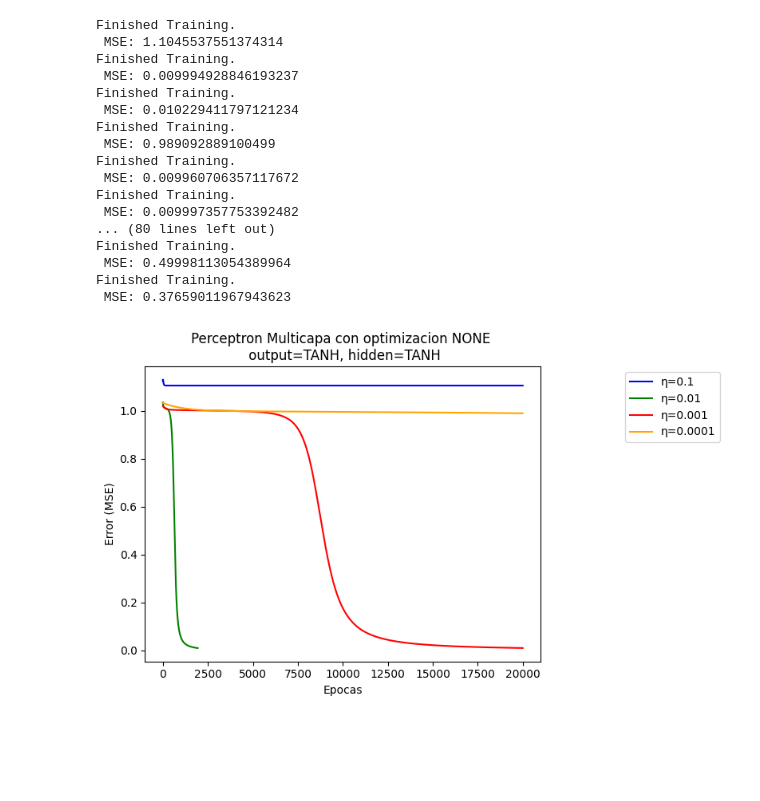
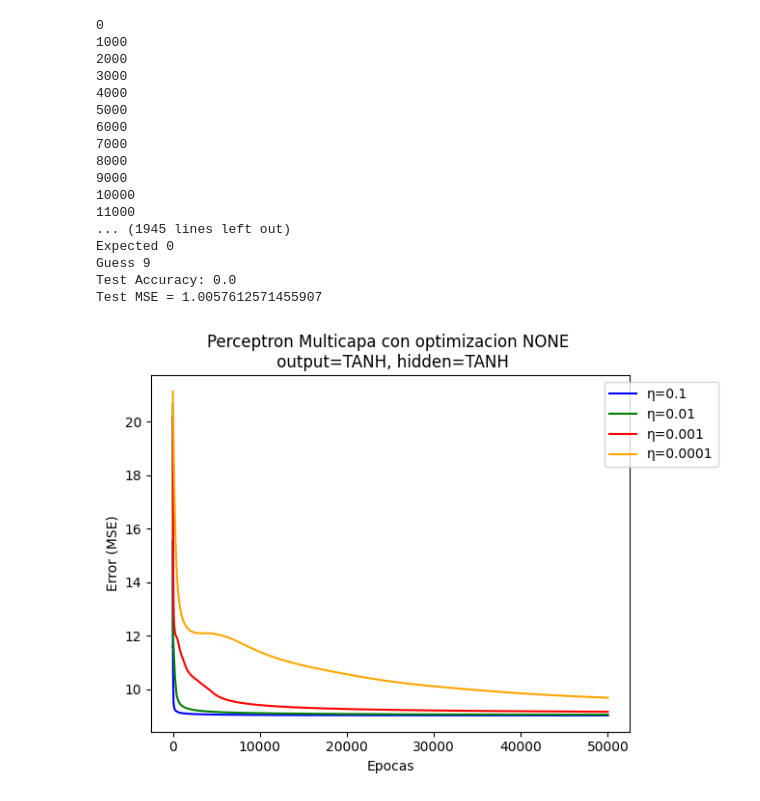
Before and after one commit to lukyferreiro/TPs-SIA, a Jupyter notebook: TP3/Ejercicio3/Plots3.ipynb, the cells around one changed output. Drawn from its saved outputs; the diff is of its cells as text; code cells hidden in the pictures; blank space fills up the shorter version.

Commit message:
Added mutation and graphs ej3

```diff
--- a/TP3/Ejercicio3/Plots3.ipynb
+++ b/TP3/Ejercicio3/Plots3.ipynb
@@ -1,10 +1,10 @@
 # %%
 import numpy as np
 import matplotlib.pyplot as plt
-from src.utils import read_data
+from src.utils import parse_nums
 from src.perceptron import MultilayerPerceptron
 
-PATH = "./data/Ej3A-XOR.txt"
+PATH = "./data/Ej3B-digitos.txt"
 
 OUTPUT_ACTIVATION = ["TANH", "LOG"]
 HIDDEN_ACTIVATION = ["TANH", "LOG"]
@@ -13,9 +13,9 @@ BETA = 1
 TRAINING_TYPE = ["PERCENTAGE", "K-FOLD"]
 LR = 0.1
 BIAS = 1
-EPOCHS = 20000
+EPOCHS = 50000
 MIN_ERROR = 0.01
-TRAINING_PERCENTAGE = 0.8
+TRAINING_PERCENTAGE = 0.9
 
 QTY_HIDDEN_LAYERS = 1
 QTY_NODES_IN_HIDDEN_LAYERS = [6]
@@ -27,8 +27,7 @@ BETA1 = 0.9
 BETA2 = 0.999
 EPSILON = 1e-8
 
-input_data, expected_data = read_data(PATH)
-
+input_data, expected_data = parse_nums(PATH, 7, 3)
 
 #-------------------------------------------------
 # VARIANDO EL LEARNING RATE
@@ -49,51 +48,51 @@ for i, opt_method in enumerate(OPTIMIZER_METHOD):
             arr_of_epochs_aux3 = []
             for lr in lrs:
                 perceptron = MultilayerPerceptron(input_data, expected_data, lr, BIAS,
-                                                EPOCHS, TRAINING_PERCENTAGE, MIN_ERROR,
+                                                EPOCHS, TRAINING_TYPE[0], TRAINING_PERCENTAGE, K_FOLD, MIN_ERROR,
                                                 QTY_HIDDEN_LAYERS, QTY_NODES_IN_HIDDEN_LAYERS,
                                                 out_act, hidden_act, BETA,
-                                                opt_method, ALPHA, BETA1, BETA2, EPSILON)
-                mse_errors, total_epochs = perceptron.train()
+                                                opt_method, ALPHA, BETA1, BETA2, EPSILON, expected_data)
+                mse_errors, total_epochs, acurracy, test_mse = perceptron.train()
                 arr_of_error_aux3.append(mse_errors)
                 arr_of_epochs_aux3.append(total_epochs)
 
             arr_of_error_aux2.append(arr_of_error_aux3)
             arr_of_epochs_aux2.append(arr_of_epochs_aux3)
 
         arr_of_error_aux.append(arr_of_error_aux2)
         arr_of_epochs_aux.append(arr_of_epochs_aux2)
 
     arr_of_errors.append(arr_of_error_aux)
     arr_of_epochs.append(arr_of_epochs_aux)
 
 colors = ['blue', 'green', 'red', 'orange']
 
 for i, opt_method in enumerate(OPTIMIZER_METHOD):
     for j, out_act in enumerate(OUTPUT_ACTIVATION):
         for k, hidden_act in enumerate(HIDDEN_ACTIVATION):
             for s in range(len(arr_of_errors[i][j][k])):
                 plt.plot(range(arr_of_epochs[i][j][k][s]), arr_of_errors[i][j][k][s], color=colors[s], label=f"η={lrs[s]}")
             plt.title(f'Perceptron Multicapa con optimizacion {opt_method} \n output={out_act}, hidden={hidden_act}')
             plt.xlabel("Epocas")
             plt.ylabel("Error (MSE)")
             plt.legend(loc='best', bbox_to_anchor=(1.2, 1.0))
             plt.show()
 # %% [output]
-Finished Training.
- MSE: 1.1045537551374314
-Finished Training.
- MSE: 0.009994928846193237
-Finished Training.
- MSE: 0.010229411797121234
-Finished Training.
- MSE: 0.989092889100499
-Finished Training.
- MSE: 0.009960706357117672
-Finished Training.
- MSE: 0.009997357753392482
-... (80 lines left out)
-Finished Training.
- MSE: 0.49998113054389964
-Finished Training.
- MSE: 0.37659011967943623
+0
+1000
+2000
+3000
+4000
+5000
+6000
+7000
+8000
+9000
+10000
+11000
+... (1945 lines left out)
+Expected 0
+Guess 9
+Test Accuracy: 0.0
+Test MSE = 1.0057612571455907
-[figure, old version]
+[figure, new version]
```
Also changed, not shown: parts of 3 cells of this notebook, 3 other files.
